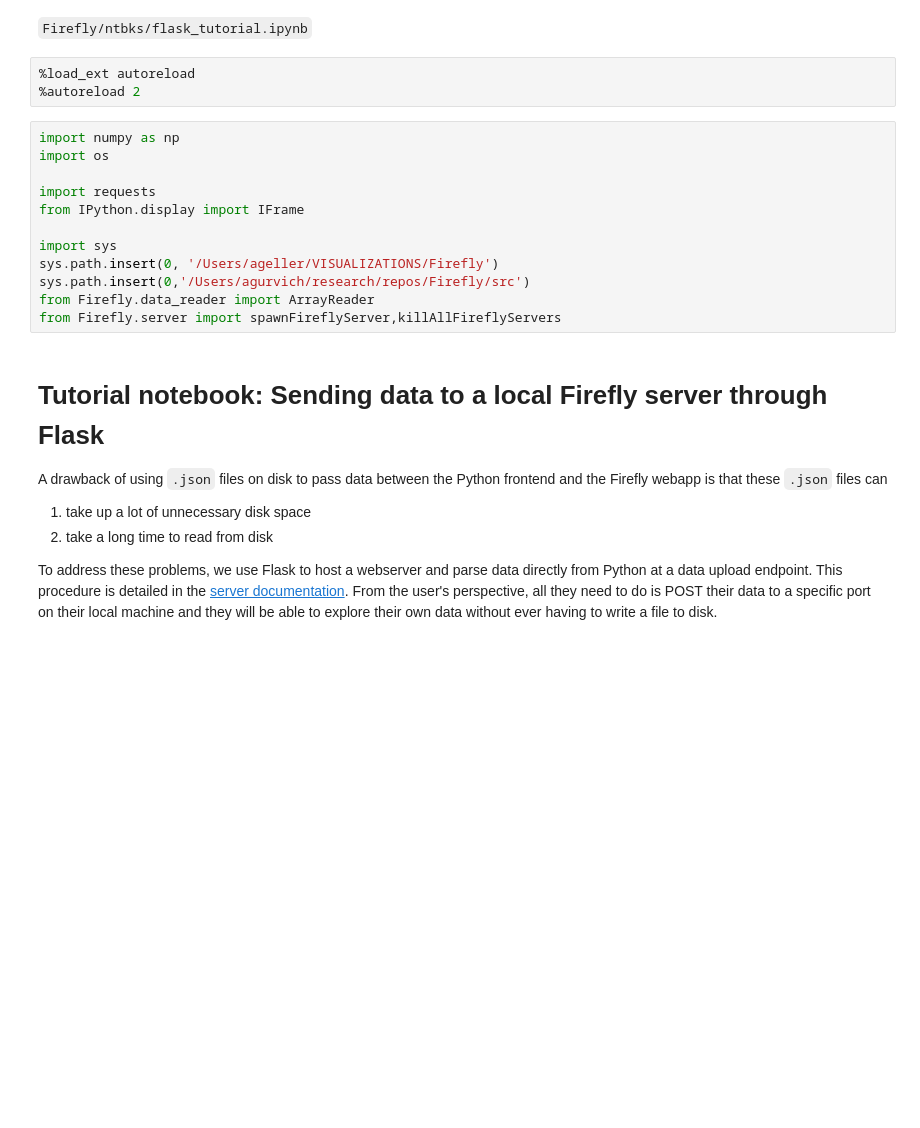
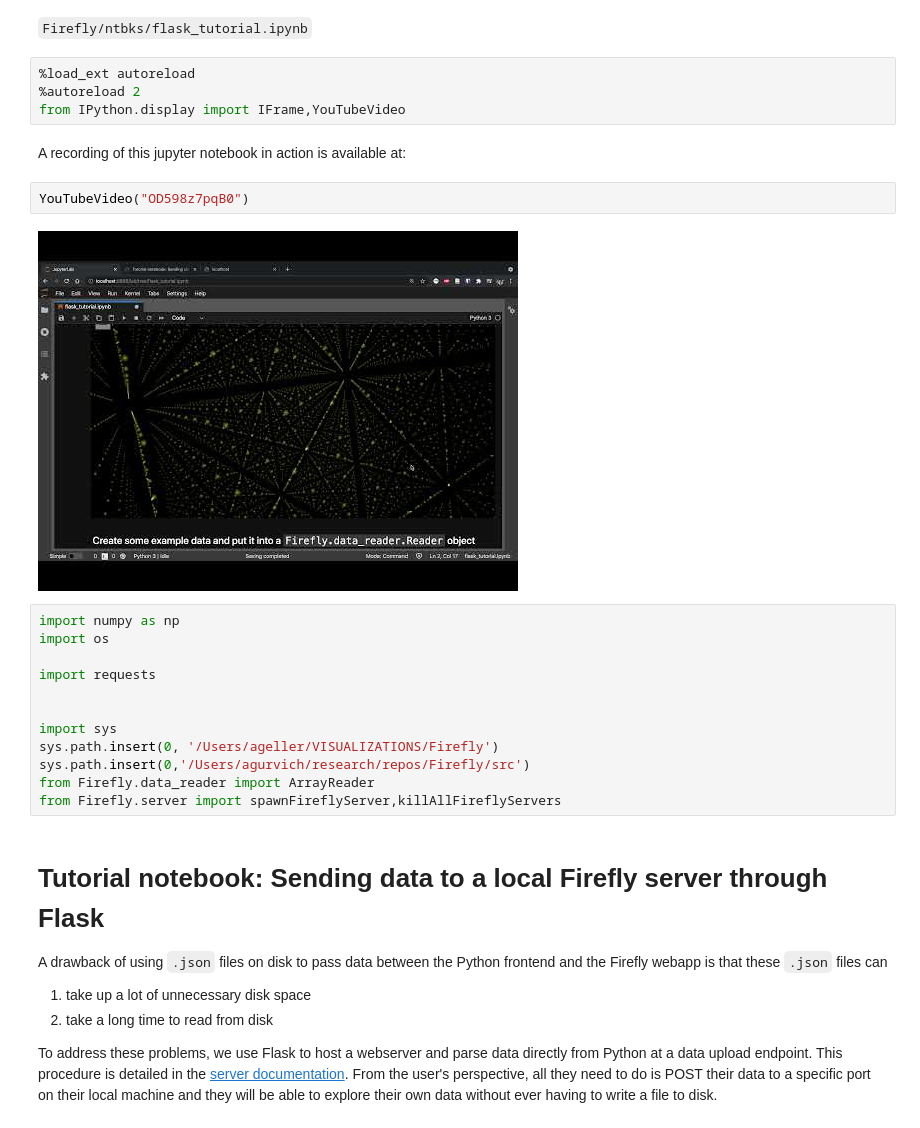
Before and after one commit to ageller/Firefly, a Jupyter notebook: src/Firefly/ntbks/flask_tutorial.ipynb, the cells around one changed output. Cells and saved outputs as stored; diff of their text form; blank space fills up the shorter version.

Commit message:
update tutorial notebooks with videos at the top

```diff
--- a/src/Firefly/ntbks/flask_tutorial.ipynb
+++ b/src/Firefly/ntbks/flask_tutorial.ipynb
@@ -3,12 +3,19 @@
 # %%
 %load_ext autoreload
 %autoreload 2
+from IPython.display import IFrame,YouTubeVideo
+# %% [markdown]
+A recording of this jupyter notebook in action is available at:
+# %%
+YouTubeVideo("OD598z7pqB0")
+# %% [output]
+[figure, added]
 # %%
 import numpy as np
 import os
 
 import requests
-from IPython.display import IFrame
+
 
 import sys
 sys.path.insert(0, '/Users/ageller/VISUALIZATIONS/Firefly')
```
Also changed, not shown: parts of 5 cells of this notebook, 7 other files.
